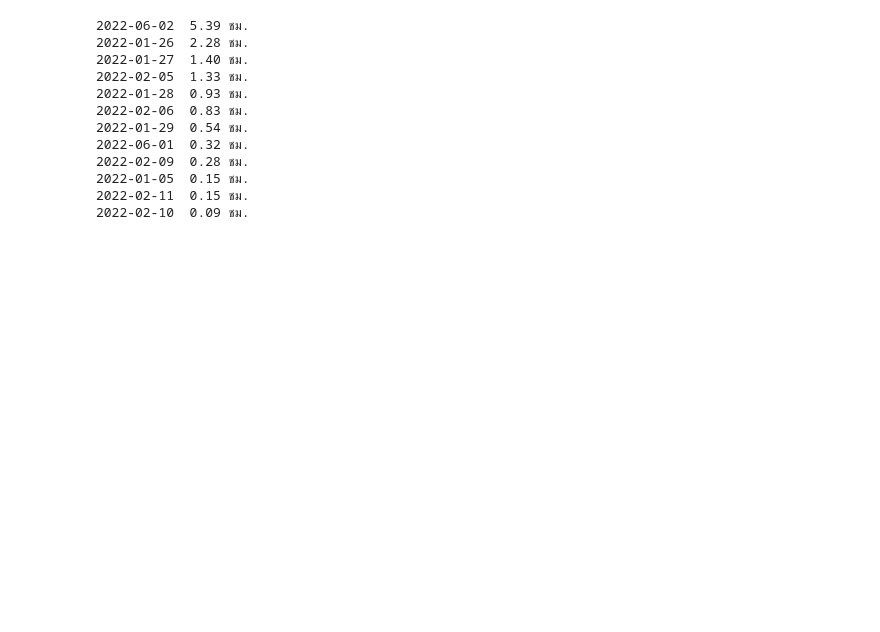
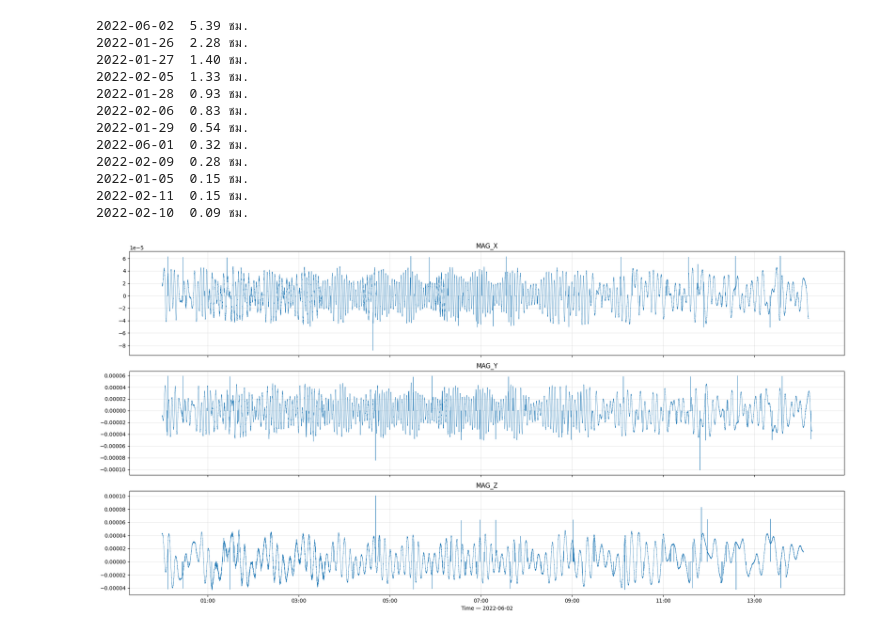
Before and after one commit to M-Happyboy/Ming-repo, a Jupyter notebook: Progress-file/Data_EDA.ipynb, the cells around one changed output. Drawn from its saved outputs; the diff is of its cells as text; code cells hidden in the pictures; blank space fills up the shorter version.

Commit message:
Data-EDA

```diff
--- a/Progress-file/Data_EDA.ipynb
+++ b/Progress-file/Data_EDA.ipynb
@@ -245,3 +245,22 @@ for d, h in per_day.items():
 2022-01-05  0.15 ชม.
 2022-02-11  0.15 ชม.
 2022-02-10  0.09 ชม.
+# %%
+df = pd.read_csv('Data_sorted_renamed.csv', parse_dates=['timestamp'])
+day = df[df['timestamp'].dt.date == pd.to_datetime('2022-06-02').date()]
+sensors = ['MAG_X','MAG_Y','MAG_Z']
+
+fig, axes = plt.subplots(3, 1, figsize=(20, 10), sharex=True)
+for ax, s in zip(axes, sensors):
+    valid = day[['timestamp', s]].dropna()
+    ax.plot(valid['timestamp'], valid[s], linewidth=0.5)
+    ax.set_title(s)
+    ax.grid(alpha=0.3)
+
+axes[-1].xaxis.set_major_locator(mdates.HourLocator(interval=2))
+axes[-1].xaxis.set_major_formatter(mdates.DateFormatter('%H:%M'))
+axes[-1].set_xlabel('Time — 2022-06-02')
+plt.tight_layout()
+plt.show()
+# %% [output]
+[figure, added]
```
Also changed, not shown: parts of 2 cells of this notebook, 3 other files.
